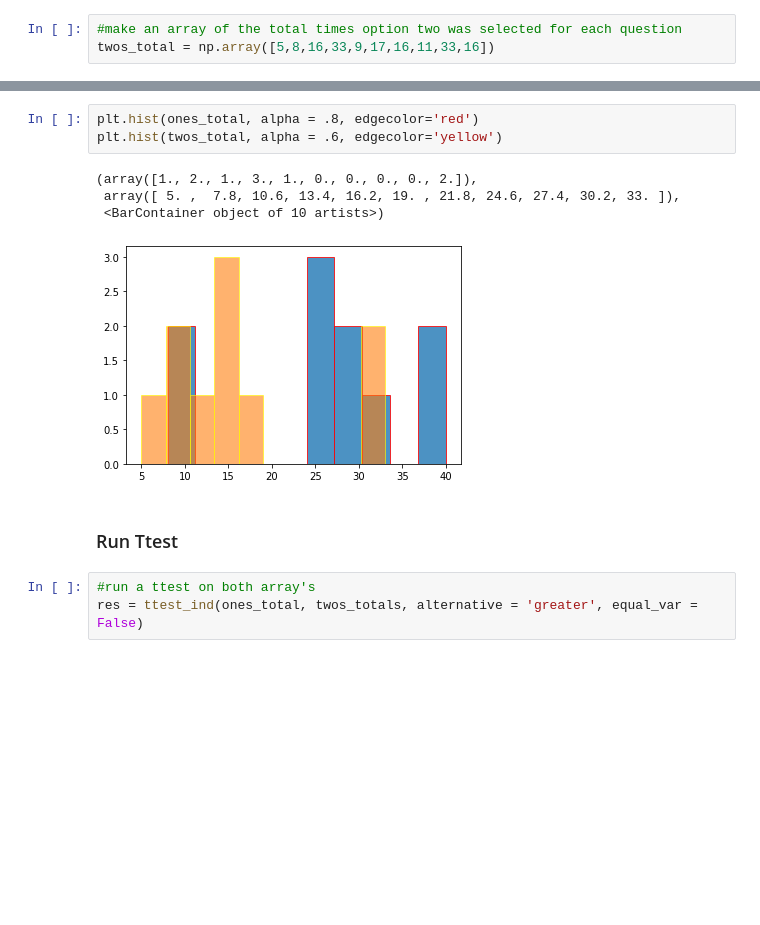
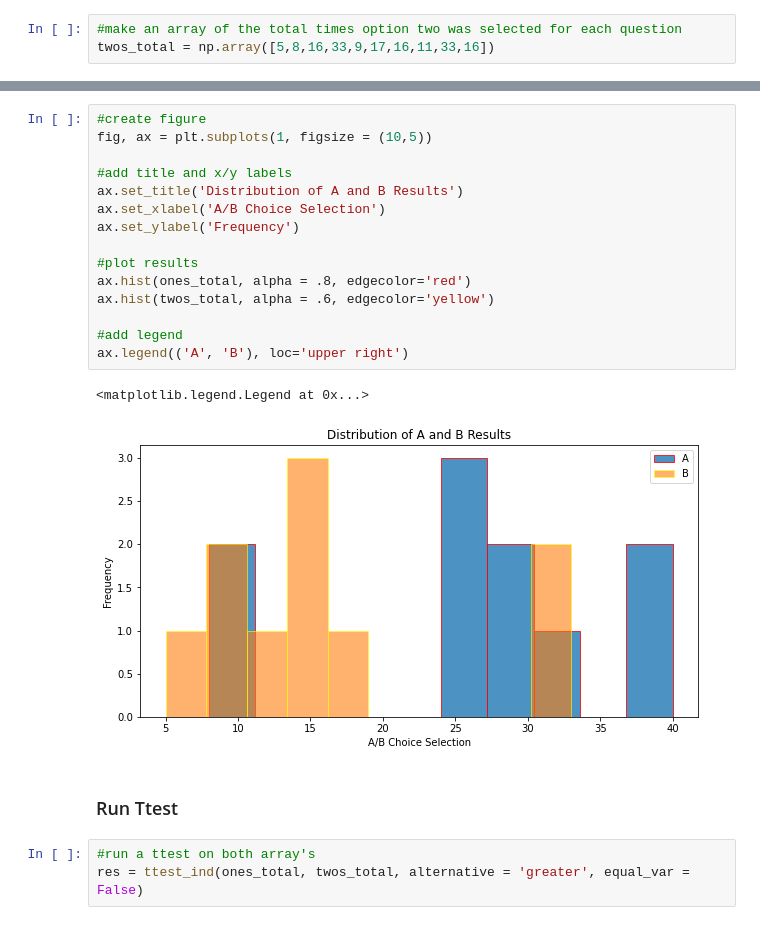
Before and after one commit to a-pa99/Course-Recommender-System-Capstone, a Jupyter notebook: Appendix/A B Test Stats.ipynb, the cells around one changed output, grey strips where cells are left out. Cells and saved outputs as stored; diff of their text form; blank space fills up the shorter version.

```diff
--- a/Appendix/A B Test Stats.ipynb
+++ b/Appendix/A B Test Stats.ipynb
@@ -249,18 +249,28 @@ np.mean(twos_totals)
 # %% [output]
 16.4
 # %%
-plt.hist(ones_total, alpha = .8, edgecolor='red')
-plt.hist(twos_total, alpha = .6, edgecolor='yellow')
+#create figure
+fig, ax = plt.subplots(1, figsize = (10,5))
+
+#add title and x/y labels
+ax.set_title('Distribution of A and B Results')
+ax.set_xlabel('A/B Choice Selection')
+ax.set_ylabel('Frequency')
+
+#plot results
+ax.hist(ones_total, alpha = .8, edgecolor='red')
+ax.hist(twos_total, alpha = .6, edgecolor='yellow')
+
+#add legend
+ax.legend(('A', 'B'), loc='upper right')
 # %% [output]
-(array([1., 2., 1., 3., 1., 0., 0., 0., 0., 2.]),
- array([ 5. ,  7.8, 10.6, 13.4, 16.2, 19. , 21.8, 24.6, 27.4, 30.2, 33. ]),
- <BarContainer object of 10 artists>)
+<matplotlib.legend.Legend at 0x...>
-[figure, old version]
+[figure, new version]
 # %% [markdown]
 ### Run Ttest
 # %%
 #run a ttest on both array's
-res = ttest_ind(ones_total, twos_totals, alternative = 'greater', equal_var = False)
+res = ttest_ind(ones_total, twos_total, alternative = 'greater', equal_var = False)
 # %%
 #look at the results of the ttest
 print(res)
```
Also changed, not shown: parts of 2 cells of this notebook.
